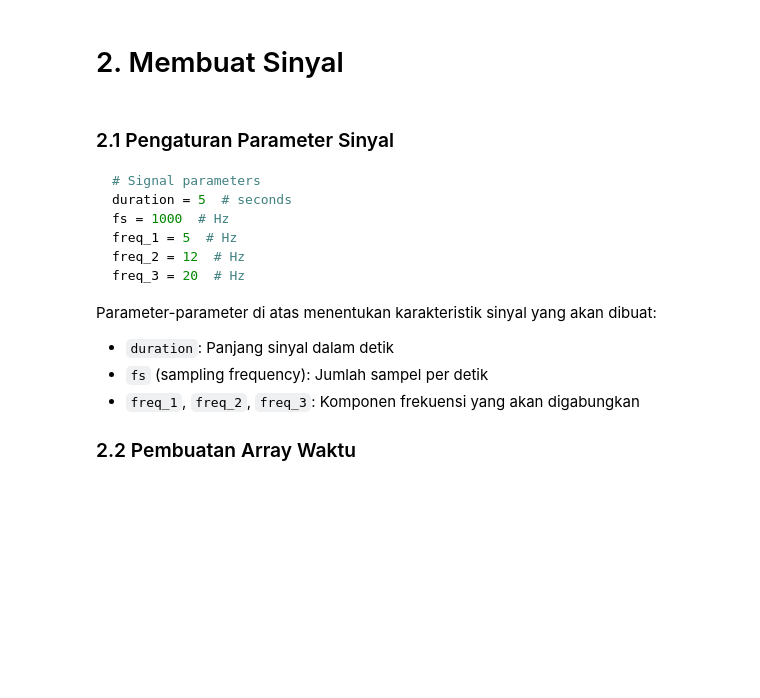
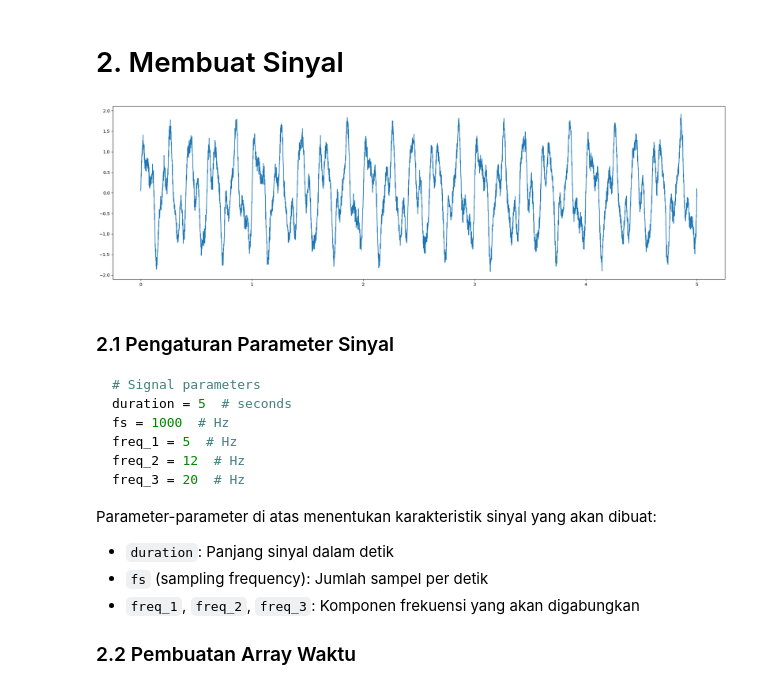
Before and after one commit to informatika-itera/if3024-handson, a Jupyter notebook: 2_dft_fft.ipynb, the cells around one changed output. Drawn from its saved outputs; the diff is of its cells as text; code cells hidden in the pictures; blank space fills up the shorter version.

```diff
--- a/2_dft_fft.ipynb
+++ b/2_dft_fft.ipynb
@@ -117,6 +117,13 @@ combined_signal = signal_1 + signal_2 + signal_3
 np.random.seed(42)  # for reproducibility
 noise = 0.1 * np.random.normal(0, 1, len(t))
 noisy_signal = combined_signal + noise
+# %%
+plt.figure(figsize=(20, 6))
+plt.plot(t, noisy_signal, label='Noisy signal')
+plt.tight_layout()
+plt.show()
+# %% [output]
+[figure, added]
 # %% [markdown]
 ### 2.1 Pengaturan Parameter Sinyal
 
```
Also changed, not shown: parts of 2 cells of this notebook, 1 other file.
